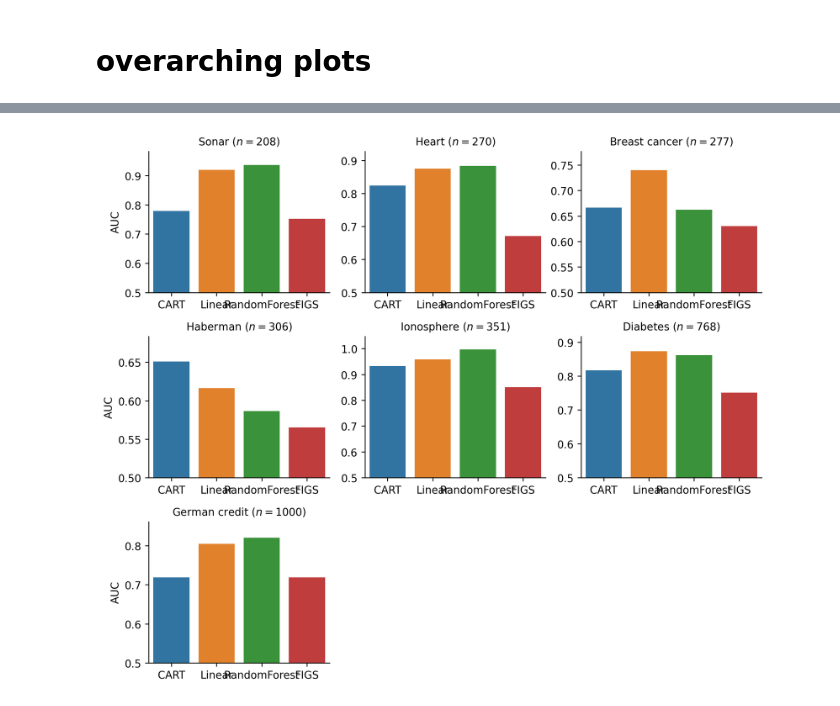
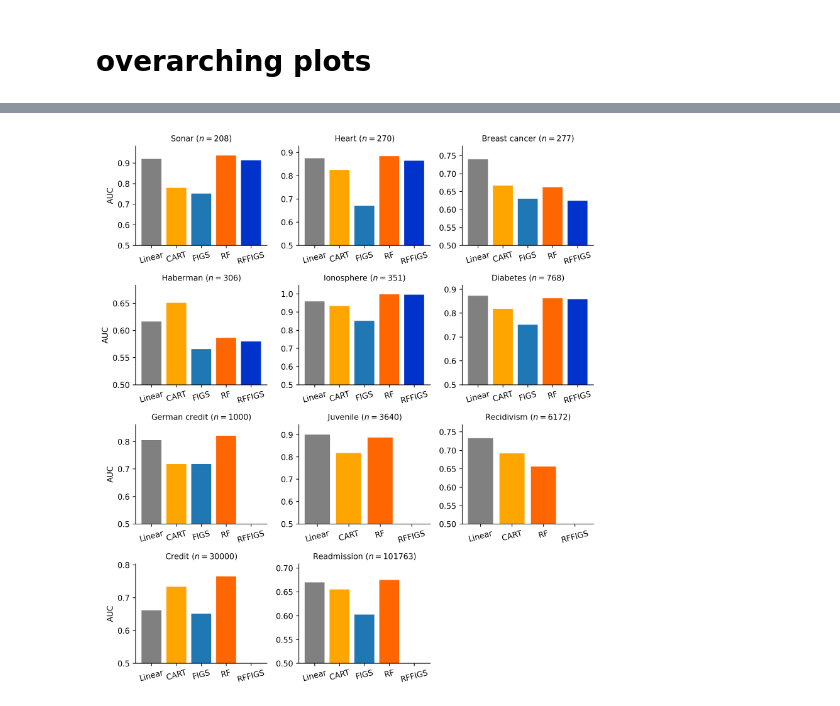
Before and after one commit to Yu-Group/imodels-experiments, a Jupyter notebook: notebooks/figs_ensembles/01_performance_curves.ipynb, the cells around one changed output, grey strips where cells are left out. Saved outputs shown, nothing was run; the diff lists cells and outputs as text; code cells hidden in the pictures.

```diff
--- a/notebooks/figs_ensembles/01_performance_curves.ipynb
+++ b/notebooks/figs_ensembles/01_performance_curves.ipynb
@@ -59,9 +45,9 @@ DATASETS_CLASSIFICATION
 # %%
 viz.plot_bests(metric='rocauc',
-                     datasets=DATASETS_CLASSIFICATION[:7],
-                models_to_include=['CART', 'Linear', 'RandomForest', 'FIGS', 'BaggingFIGS', 'RFFIGS'], # FIGS, BaggingFIGS
+                     datasets=DATASETS_CLASSIFICATION,
+                models_to_include=['Linear', 'CART', 'FIGS', 'RandomForest', 'RFFIGS'], # FIGS, BaggingFIGS
                 config_name='figs_ensembles')
 # %% [output]
-[figure, old version]
+[figure, new version]
 # %%
 viz.plot_bests(metric='r2',
```
Also changed, not shown: parts of 2 cells of this notebook, 4 other files.
